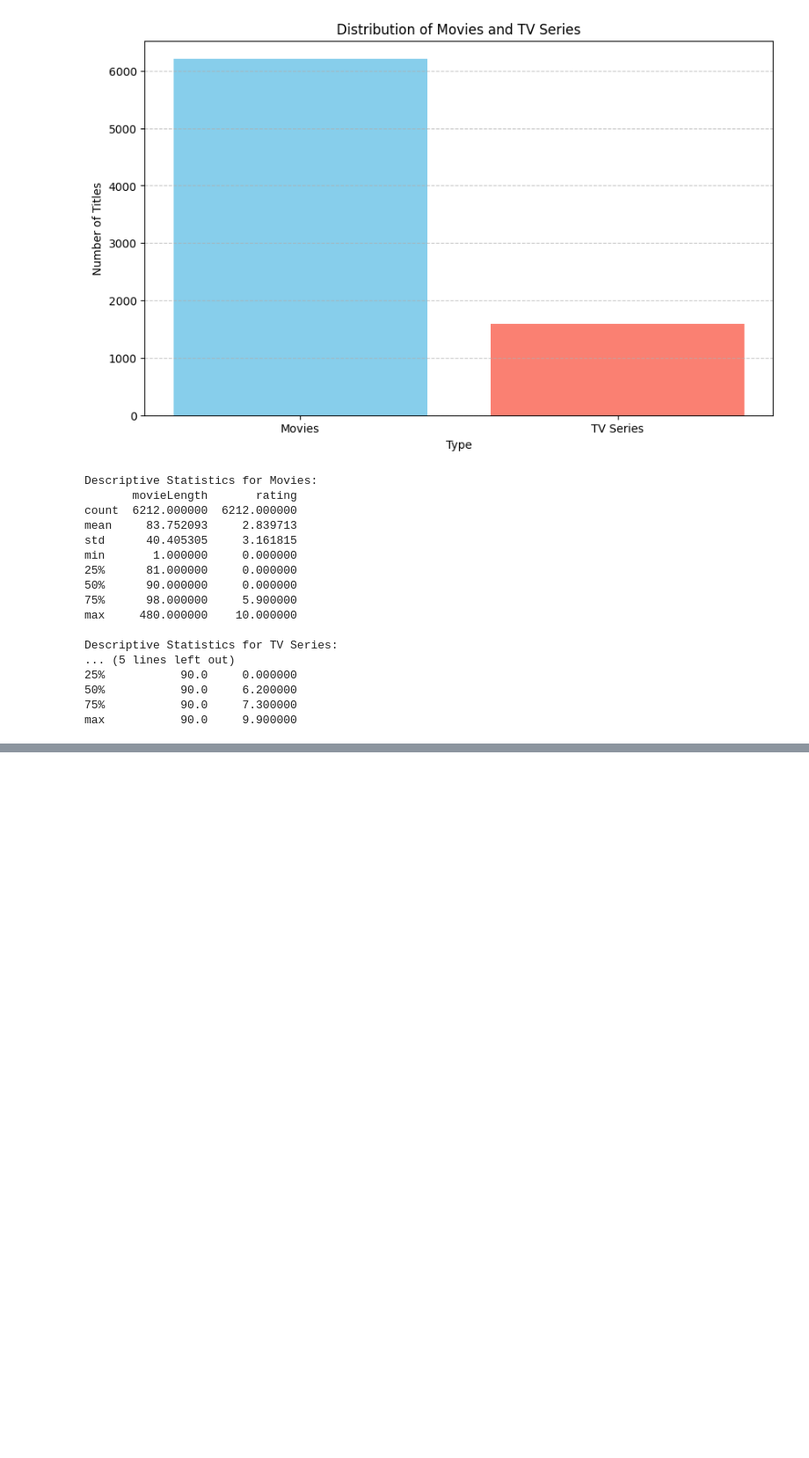
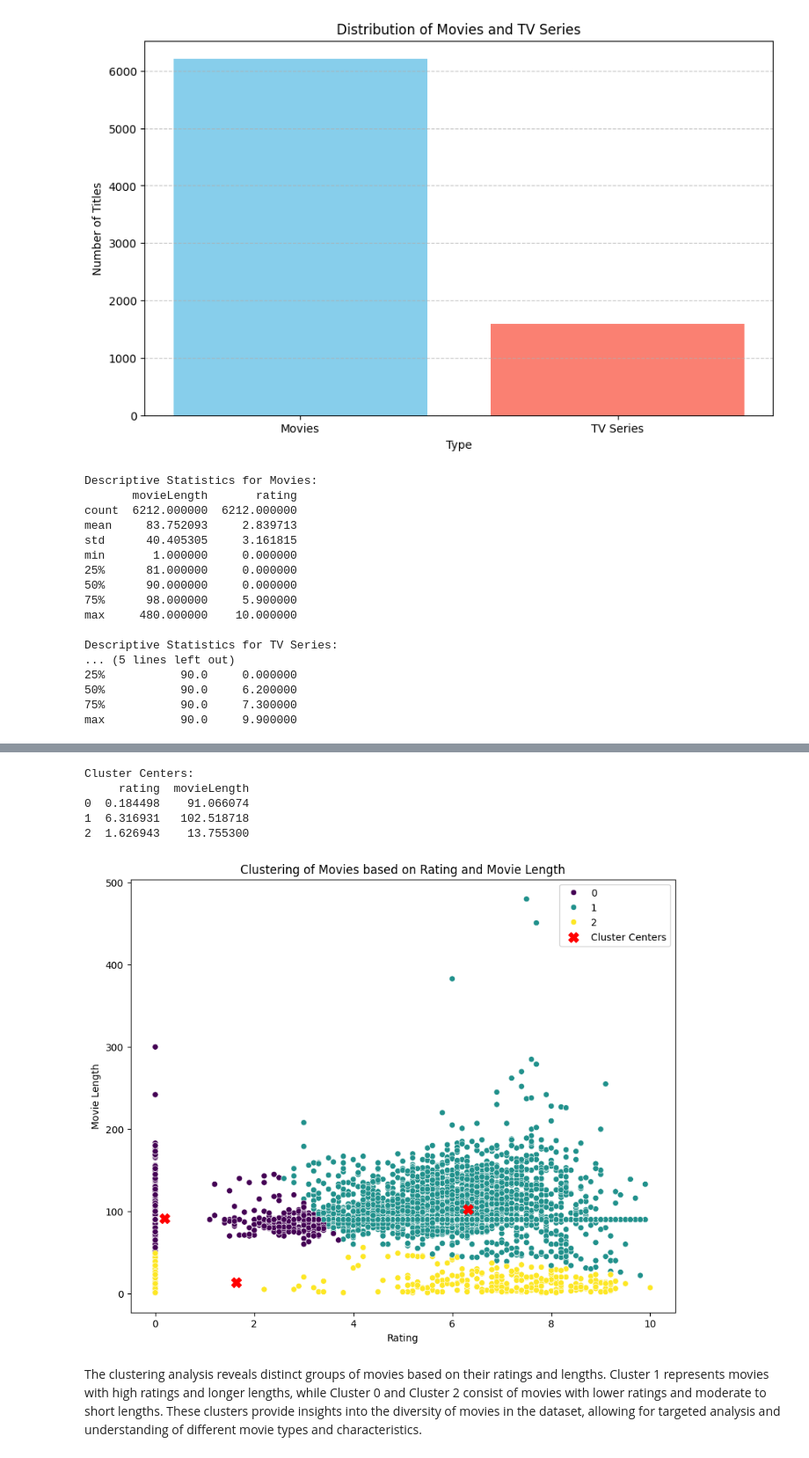
Before and after one commit to MrSimple07/Big_Data_Technologies, a Jupyter notebook: kinopoisk.ipynb, the cells around one changed output, grey strips where cells are left out. Shown at 88% size. Drawn from its saved outputs; the diff is of its cells as text; code cells hidden in the pictures; blank space fills up the shorter version.

```diff
--- a/kinopoisk.ipynb
+++ b/kinopoisk.ipynb
@@ -385,0 +415,38 @@ max           90.0     9.900000
+# %%
+from sklearn.cluster import KMeans
+from sklearn.preprocessing import StandardScaler
+import numpy as np
+
+attributes_for_clustering = ['rating', 'movieLength']
+movies_clustering_data = movies_df[['rating', 'movieLength']]
+# %%
+# Standartization
+scaler = StandardScaler()
+movies_clustering_data_scaled = scaler.fit_transform(movies_clustering_data)
+
+kmeans = KMeans(n_clusters=3, random_state=42)
+movies_df['cluster'] = kmeans.fit_predict(movies_clustering_data_scaled)
+
+cluster_centers = scaler.inverse_transform(kmeans.cluster_centers_)
+cluster_centers_df = pd.DataFrame(cluster_centers, columns=['rating', 'movieLength'])
+print("Cluster Centers:")
+print(cluster_centers_df)
+
+# Visualize the clusters
+plt.figure(figsize=(10, 8))
+sns.scatterplot(x='rating', y='movieLength', hue='cluster', data=movies_df, palette='viridis')
+plt.scatter(cluster_centers[:, 0], cluster_centers[:, 1], marker='X', s=100, c='red', label='Cluster Centers')
+plt.title('Clustering of Movies based on Rating and Movie Length')
+plt.xlabel('Rating')
+plt.ylabel('Movie Length')
+plt.legend()
+plt.show()
+# %% [output]
+Cluster Centers:
+     rating  movieLength
+0  0.184498    91.066074
+1  6.316931   102.518718
+2  1.626943    13.755300
+[figure, added]
+# %% [markdown]
+The clustering analysis reveals distinct groups of movies based on their ratings and lengths. Cluster 1 represents movies with high ratings and longer lengths, while Cluster 0 and Cluster 2 consist of movies with lower ratings and moderate to short lengths. These clusters provide insights into the diversity of movies in the dataset, allowing for targeted analysis and understanding of different movie types and characteristics.
```
Also changed, not shown: parts of 10 cells of this notebook.
